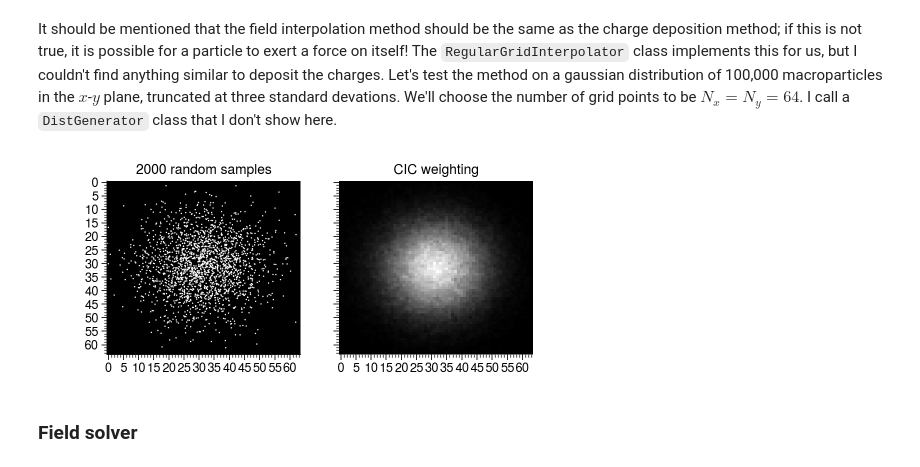
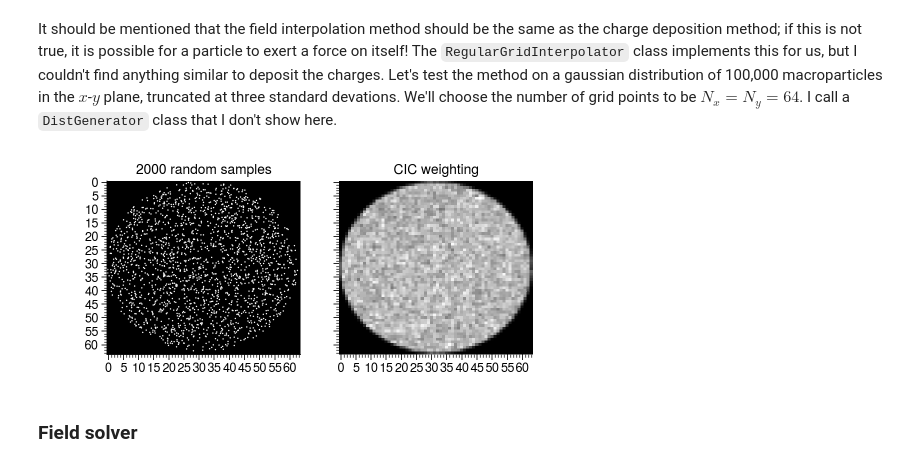
Before and after one commit to austin-hoover/blog_old, a Jupyter notebook: _notebooks/2021-02-15-PIC.ipynb, the cells around one changed output. Cells and saved outputs as stored; diff of their text form; code cells hidden in the pictures.

```diff
--- a/_notebooks/2021-02-15-PIC.ipynb
+++ b/_notebooks/2021-02-15-PIC.ipynb
@@ -87,39 +87,35 @@ def rotation_matrix(phi):
     C, S = np.cos(phi), np.sin(phi)
     return np.array([[C, S], [-S, C]])
 
-
 def apply(M, X):
     """Apply matrix M to all rows of X."""
     return np.apply_along_axis(lambda x: np.matmul(M, x), 1, X)
 
-
 def norm_rows(X):
     """Normalize all rows of X to unit length."""
     return np.apply_along_axis(lambda x: x/la.norm(x), 1, X)
-
 
 def rand_rows(X, k):
     """Return k random rows of X."""
     idx = np.random.choice(X.shape[0], k, replace=False)
     return X[idx, :]
 
-
 def Vmat2D(alpha, beta):
     """Return symplectic normalization matrix for 2D phase space."""
     return np.sqrt(1/beta)* np.array([[beta, 0], [alpha, 1]])
-
 
 def get_perveance(line_density, beta, gamma):
     """Return the dimensionless space charge perveance."""
     return 2 * classical_proton_radius * line_density / (beta**2 * gamma**3)
 
-
-def get_sc_factor(charge, mass, velocity, gamma):
+def get_sc_factor(charge, mass, beta, gamma):
     """Return factor defined by x'' = factor * (x electric field component).
 
-    Units of `charge` are Coulombs, units of `rest_energy` are GeV.
+    Units of charge are Coulombs, and units of mass are GeV/c^2.
     """
-    return charge / (mass * velocity**2 * gamma**3)
+    mass_kg = mass * 1.782662e-27
+    velocity = beta * speed_of_light
+    return charge / (mass_kg * velocity**2 * gamma**3)
 # %%
 #hide
 class DistGenerator:
@@ -273,11 +268,9 @@ class Bunch:
     kin_energy : float
         Kinetic energy per particle [GeV].
     line_density : float
-        Longitudinal particle density [1 / m].
+        Longitudinal particle density [1 / m]. Default 1.5e14 / 250.
     line_charge_density : float
         Longitudinal charge density [C / m].
-    intensity : float
-        Number of physical particles in the bunch. Default: 1.5e14.
     length : float
         Length of the bunch [m]. Default: 250.
     macrosize : float
@@ -294,22 +287,20 @@ class Bunch:
     positions : ndarray, shape (nparts, 2):
         Just the x and y positions (for convenience).
     """
-    def __init__(self, mass=0.938, charge=elementary_charge,
-                 kin_energy=1., intensity=1.5e14, length=250.):
+    def __init__(self, intensity=1e14, length=250., mass=0.938, kin_energy=1.,
+                 charge=elementary_charge):
         self.nparts = 0
+        self.intensity = intensity
+        self.length = length
         self.mass = mass
         self.kin_energy = kin_energy
         self.gamma = 1 + (self.kin_energy / self.mass)
         self.beta = np.sqrt(1 - (1 / self.gamma)**2)
-        self.velocity = self.beta * speed_of_light
         self.charge = charge
-        self.intensity = intensity
-        self.length = length
         self.line_density = intensity / length
-        self.line_charge_density = self.charge * self.line_density
+        self.line_charge_density = charge * self.line_density
         self.perveance = get_perveance(self.line_density, self.beta, self.gamma)
-        self.sc_factor = get_sc_factor(self.charge, self.mass, self.velocity,
-                                       self.gamma)
+        self.sc_factor = get_sc_factor(charge, mass, self.beta, self.gamma)
         self.compute_macrosize()
         self.X, self.positions = None, None
 
@@ -325,7 +316,7 @@ class Bunch:
         """Fill with particles."""
         self.X = X if self.X is None else np.vstack([self.X, X])
         self.positions = self.X[:, [0, 2]]
-        self.nparts = X.shape[0]
+        self.nparts = self.X.shape[0]
         self.compute_macrosize()
 
     def compute_extremum(self):
@@ -474,25 +465,27 @@ class Grid:
 It should be mentioned that the field interpolation method should be the same as the charge deposition method; if this is not true, it is possible for a particle to exert a force on itself! The `RegularGridInterpolator` class implements this for us, but I couldn't find anything similar to deposit the charges. Let's test the method on a gaussian distribution of 100,000 macroparticles in the $x$-$y$ plane, truncated at three standard devations. We'll choose the number of grid points to be $N_x = N_y = 64$. I call a `DistGenerator` class that I don't show here.
 # %%
 dist_gen = DistGenerator()
-X = dist_gen.generate(kind='gauss', nparts=100000, cut=3)
+X = dist_gen.generate(kind='kv', nparts=100000)
+
 bunch = Bunch()
 bunch.fill(X)
 bunch.compute_extremum()
+
 grid = Grid(bunch.xlim, bunch.ylim, size=(64, 64))
-rho = bunch.macrocharge * grid.distribute(bunch.positions)
+rho = grid.distribute(bunch.positions)
 
 fig, (ax1, ax2) = plt.subplots(1, 2, figsize=(5.5, 2.25), sharey=True, sharex=True)
 X_samp = rand_rows(X, 2000)
 x = (X_samp[:, 0] - grid.xmin) / grid.dx
 y = (X_samp[:, 2] - grid.ymin) / grid.dy
 ax1.set_facecolor('k')
 ax1.scatter(x, y, s=1, c='w', ec='none')
 ax1.grid(False)
 myplt.despine([ax1])
 sns.heatmap(rho.T, ax=ax2, cmap='binary_r', cbar=False)
 myplt.set_labels((ax1, ax2), ['2000 random samples', 'CIC weighting'], 'title');
 # %% [output]
-[figure, old version]
+[figure, new version]
 # %% [markdown]
 ### Field solver
 # %% [markdown]
```
Also changed, not shown: parts of 32 cells of this notebook, 2 other files.
